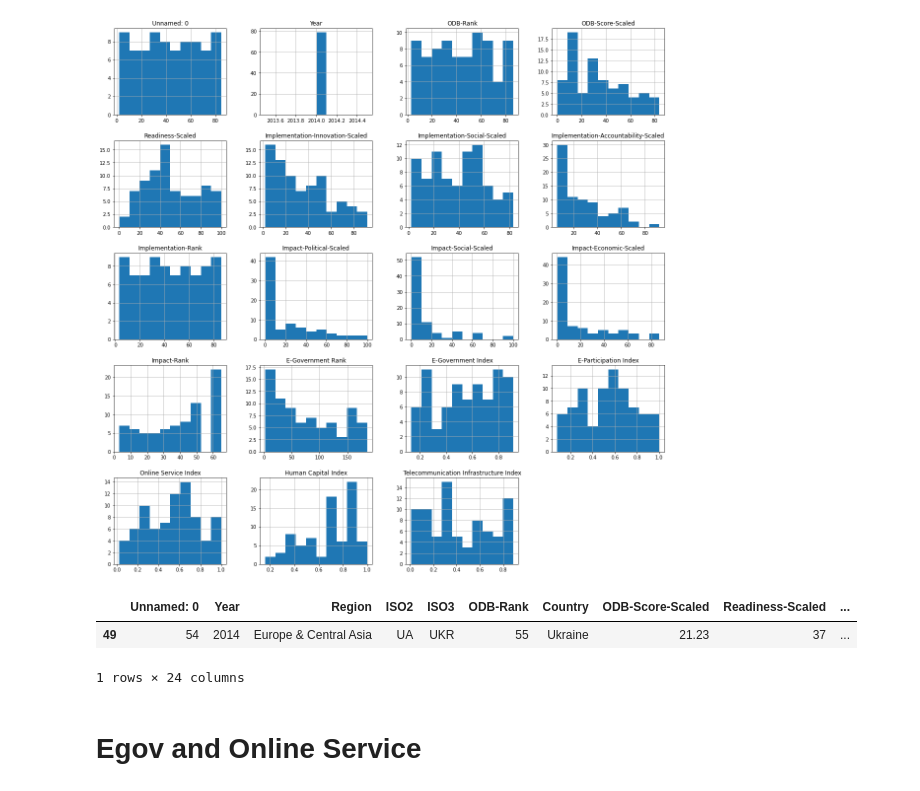
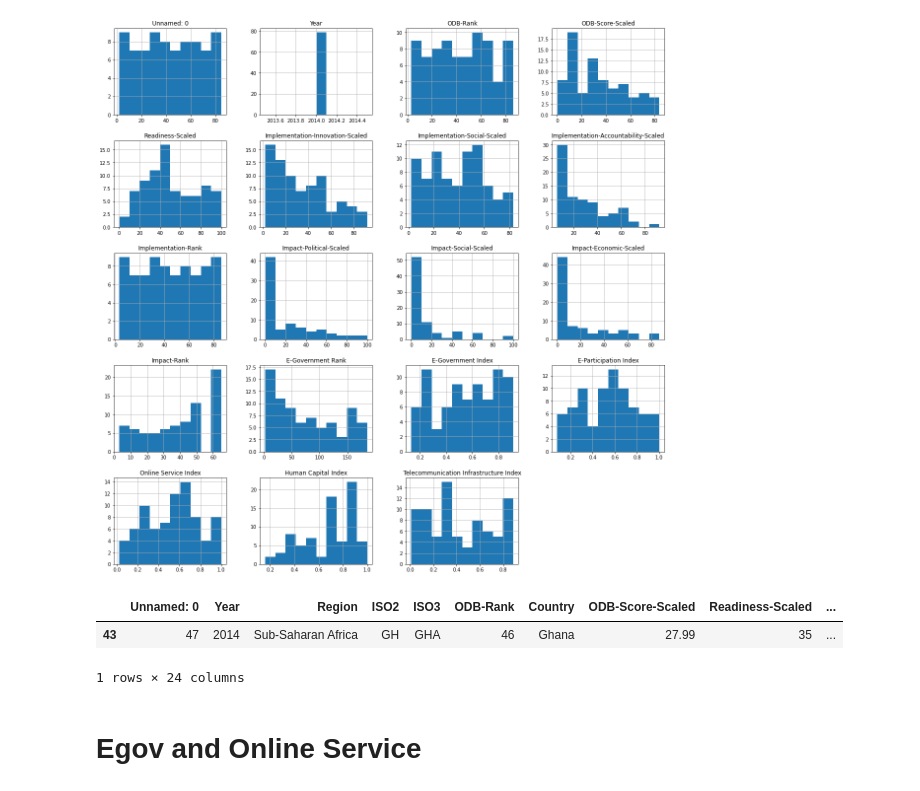
Before and after one commit to kreetigulati/Egovernance_and_OpenData, a Jupyter notebook: Jordan/Exploration - JS.ipynb, the cells around one changed output. Cells and saved outputs as stored; diff of their text form; code cells hidden in the pictures.

```diff
--- a/Jordan/Exploration - JS.ipynb
+++ b/Jordan/Exploration - JS.ipynb
@@ -42,15 +42,15 @@ df_2014.hist(alpha=1, figsize=(20,20));
 # %%
 czechia = df_2014[df_2014['Country'] == "Czech Republic"]
 czechia
 
 colombia = df_2014[df_2014['Country'] == "Colombia"]
 colombia
 
-ukraine = df_2014[df_2014['Country'] == "Ukraine"]
-ukraine
+ghana = df_2014[df_2014['Country'] == 'Ghana']
+ghana
 # %% [output]
 |  | Unnamed: 0 | Year | Region | ISO2 | ISO3 | ODB-Rank | Country | ODB-Score-Scaled | Readiness-Scaled | ... |
-| 49 | 54 | 2014 | Europe & Central Asia | UA | UKR | 55 | Ukraine | 21.23 | 37 | ... |
+| 43 | 47 | 2014 | Sub-Saharan Africa | GH | GHA | 46 | Ghana | 27.99 | 35 | ... |
 1 rows × 24 columns
 # %% [markdown]
 # Egov and Online Service
```
Also changed, not shown: parts of 10 cells of this notebook.
